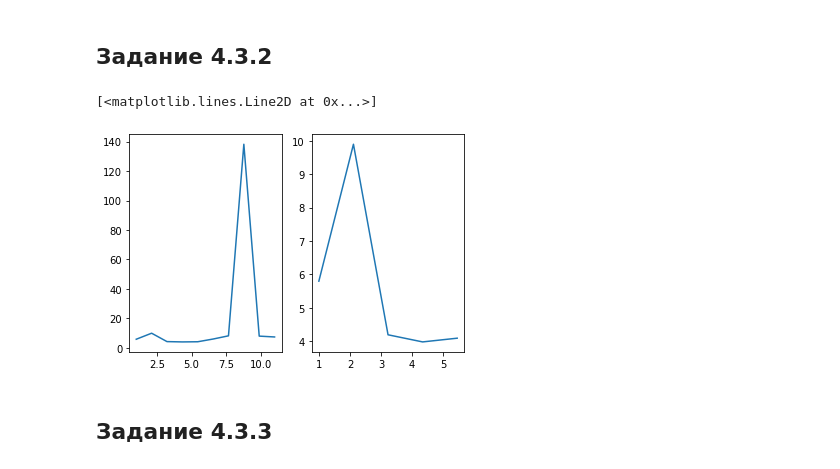
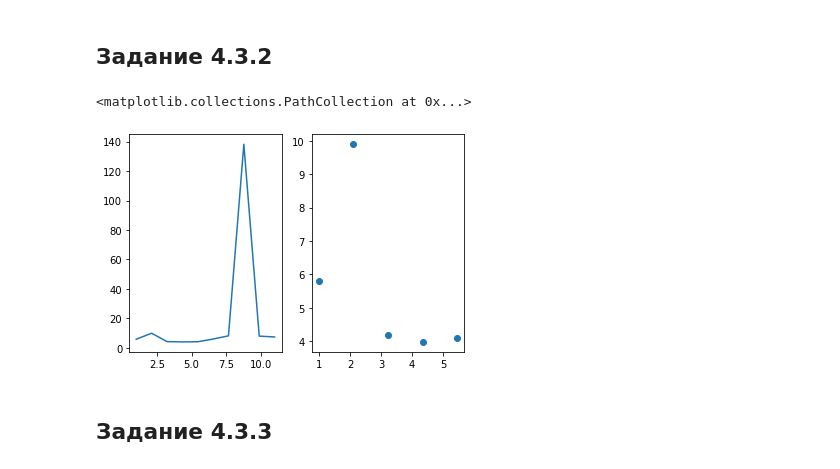
Before and after one commit to AndreyVAAVA/AI_RTU_MIREA, a Jupyter notebook: notebooks/FirstPractice.ipynb, the cells around one changed output. Saved outputs shown, nothing was run; the diff lists cells and outputs as text; code cells hidden in the pictures.

```diff
--- a/notebooks/FirstPractice.ipynb
+++ b/notebooks/FirstPractice.ipynb
@@ -98,17 +98,17 @@ plt.scatter(x, arr)
 # %%
 def f(x: int):
     return m.sqrt(1 + m.pow(m.e, m.sqrt(x)) + m.cos(pow(x, 2))) / (m.fabs(1 - pow(m.sin(x), 3))) + m.log(2 * x)
 
 
 arr = np.array([f(x) for x in range(1, 11)])
 x = np.linspace(1, 11, 10)
 plt.subplot(1, 2, 1)
 plt.plot(x, arr)
 plt.subplot(1, 2, 2)
-plt.plot(x[:5], arr[:5])
+plt.scatter(x[:5], arr[:5])
 # %% [output]
-[<matplotlib.lines.Line2D at 0x...>]
+<matplotlib.collections.PathCollection at 0x...>
-[figure, old version]
+[figure, new version]
 # %% [markdown]
 ## Задание 4.3.3
 # %%
```
Also changed, not shown: parts of 2 cells of this notebook, 2 other files.
